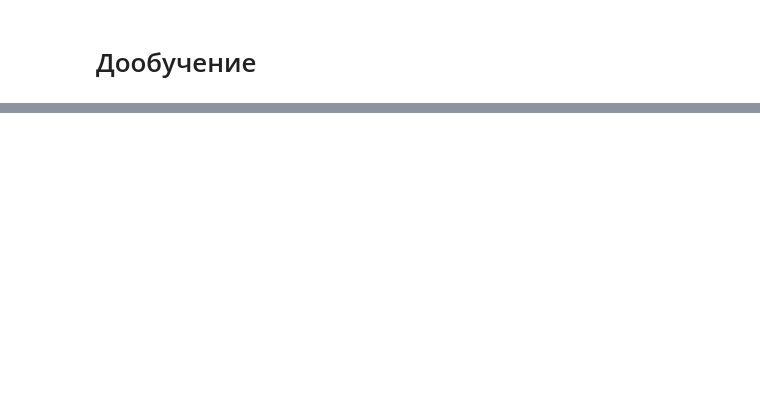
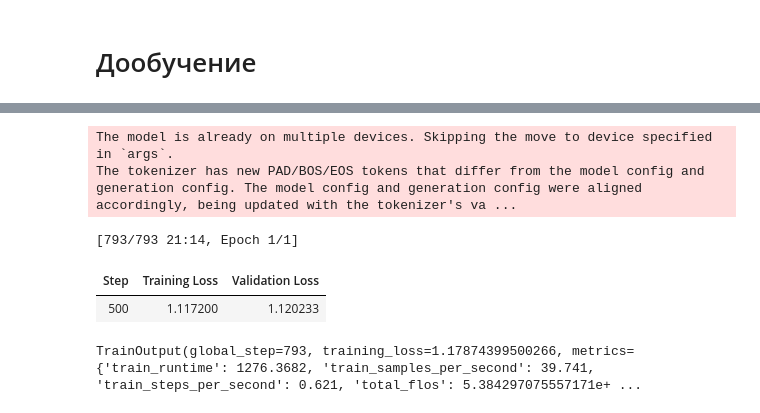
Before and after one commit to Examle20/llm-texts, a Jupyter notebook: solution.ipynb, the cells around one changed output, grey strips where cells are left out. Cells and saved outputs as stored; diff of their text form; code cells hidden in the pictures; blank space fills up the shorter version.

```diff
--- a/solution.ipynb
+++ b/solution.ipynb
@@ -832,0 +738,67 @@ KeyboardInterrupt:
+# %%
+from trl import SFTTrainer, SFTConfig
+from transformers import AutoTokenizer, AutoModelForCausalLM
+import torch
+
+splits = ds_text.train_test_split(test_size=0.02, seed=42)
+train_ds = splits["train"]
+val_ds = splits["test"]
+
+sft_args = SFTConfig(
+    output_dir="./qwen2_5_0_5b_sft_ru_safe",
+    overwrite_output_dir=True,
+
+    num_train_epochs=1,
+    learning_rate=5e-5,
+    warmup_ratio=0.03,
+    lr_scheduler_type="cosine",
+
+    per_device_train_batch_size=8,
+    gradient_accumulation_steps=8,
+
+    weight_decay=0.1,
+    max_grad_norm=1.0,
+
+    logging_steps=50,
+    eval_strategy="steps",
+    eval_steps=500,
+    save_steps=500,
+    save_total_limit=2,
+
+    bf16=torch.cuda.is_available() and torch.cuda.is_bf16_supported(),
+    fp16=False,
+
+    max_length=512,
+    packing=False,
+    dataset_text_field="text",
+    report_to="none"
+)
+
+model_id = "Qwen/Qwen2.5-0.5B"
+
+tokenizer = AutoTokenizer.from_pretrained(model_id, trust_remote_code=True)
+model = AutoModelForCausalLM.from_pretrained(
+    model_id,
+    device_map="auto",
+    torch_dtype=torch.bfloat16,
+    trust_remote_code=True
+)
+if tokenizer.pad_token_id is None:
+    tokenizer.pad_token = tokenizer.eos_token
+
+trainer = SFTTrainer(
+    model=model,
+    args=sft_args,
+    train_dataset=train_ds,
+    eval_dataset=val_ds,
+    processing_class=tokenizer
+)
+
+trainer.train()
+# %% [output]
+The model is already on multiple devices. Skipping the move to device specified in `args`.
+The tokenizer has new PAD/BOS/EOS tokens that differ from the model config and generation config. The model config and generation config were aligned accordingly, being updated with the tokenizer's va ...
+[793/793 21:14, Epoch 1/1]
+| Step | Training Loss | Validation Loss |
+| 500 | 1.117200 | 1.120233 |
+TrainOutput(global_step=793, training_loss=1.17874399500266, metrics={'train_runtime': 1276.3682, 'train_samples_per_second': 39.741, 'train_steps_per_second': 0.621, 'total_flos': 5.384297075557171e+ ...
```
Also changed, not shown: parts of 14 cells of this notebook.
